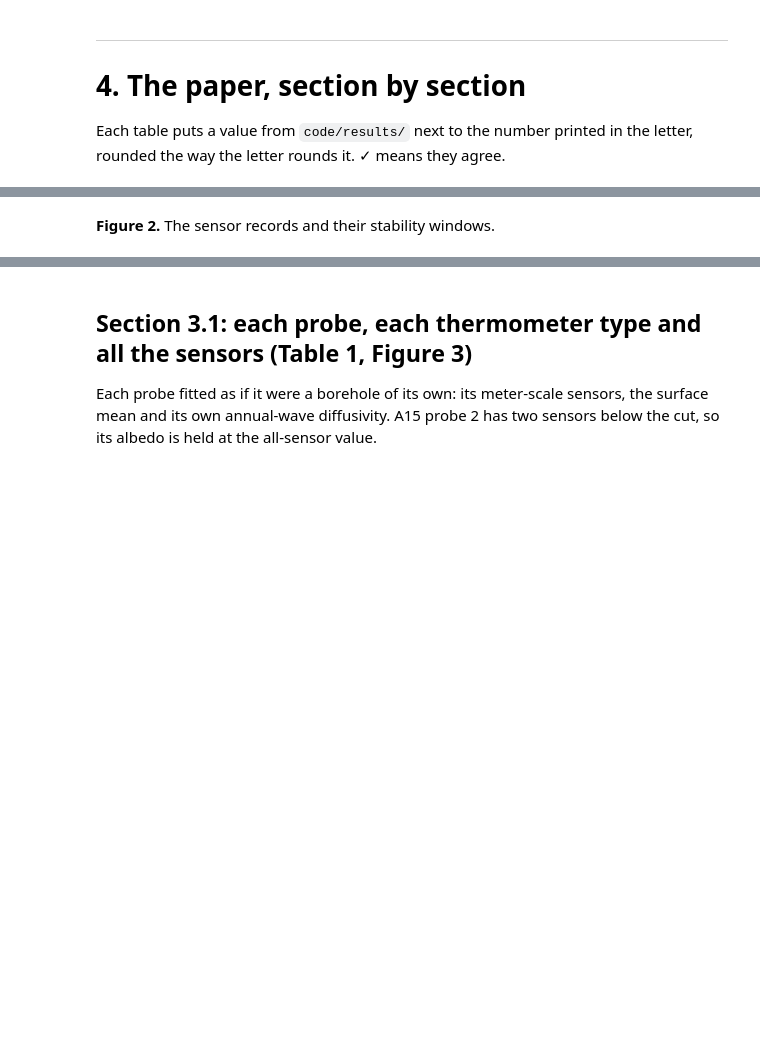
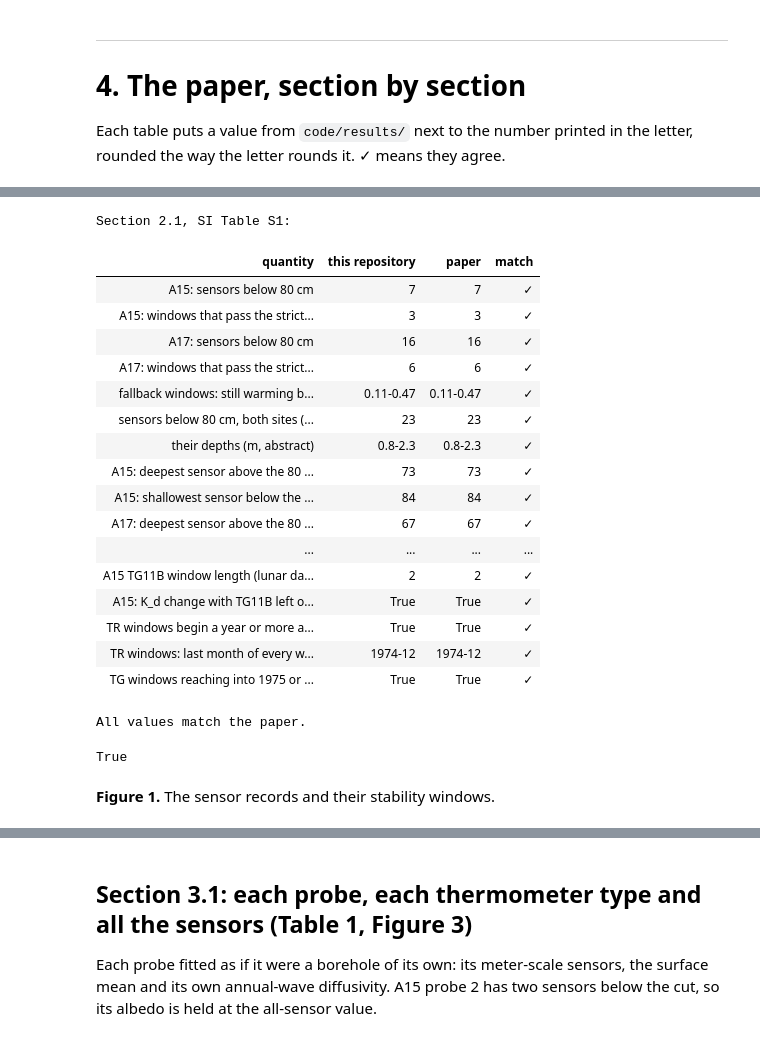
Before and after one commit to rp3gregorio/Lunar-HFE, a Jupyter notebook: code/notebooks/run_everything.ipynb, the cells around one changed output, grey strips where cells are left out. Drawn from its saved outputs; the diff is of its cells as text; code cells hidden in the pictures; blank space fills up the shorter version.

```diff
--- a/code/notebooks/run_everything.ipynb
+++ b/code/notebooks/run_everything.ipynb
@@ -217,15 +267,14 @@ the Diviner step (it needs the Diviner tiles). In
 nb.figures("figures/make_joint_figures.py", minutes=4,
            makes=("fig_joint_intro_column", "fig_joint_apollo_timeline_probes", "fig_joint_subsets",
                   "fig_joint_constraints", "fig_joint_annual_wave", "fig_joint_mcmc", "fig_joint_variants",
-                  "fig_joint_amplitude_vs_depth", "fig_joint_anchor_process", "fig_joint_robustness"))
+                  "fig_joint_amplitude_vs_depth", "fig_joint_anchor_process"))
 nb.figures("figures/make_context_map_figure.py", makes="fig_context_map", minutes=1, needs=("data/lola/ldem_16.img",))
-nb.figures("compute/compute_joint_diviner.py", makes="fig_joint_diviner_closure", minutes=3, needs=DIVINER)
+nb.figures("figures/make_probe_drawing.py", makes="fig_probe_drawing", minutes=1)
 PAPER_FIGURES = {
-    "Figure 1": "fig_joint_intro_column", "Figure 2": "fig_joint_apollo_timeline_probes",
+    "Figure 1": "fig_joint_apollo_timeline_probes", "Figure 2": "fig_joint_intro_column",
     "Figure 3": "fig_joint_subsets", "Figure 4": "fig_joint_constraints",
-    "SI Figure S1": "fig_context_map",
-    "SI Figure S2": "fig_joint_amplitude_vs_depth", "SI Figure S3": "fig_joint_anchor_process",
-    "SI Figure S4": "fig_joint_annual_wave", "SI Figure S5": "fig_joint_mcmc", "SI Figure S6": "fig_joint_variants",
-    "SI Figure S7": "fig_joint_robustness", "SI Figure S8": "fig_joint_diviner_closure"}
+    "SI Figure S1": "fig_context_map", "SI Figure S2": "fig_probe_drawing",
+    "SI Figure S3": "fig_joint_amplitude_vs_depth", "SI Figure S4": "fig_joint_anchor_process",
+    "SI Figure S5": "fig_joint_annual_wave", "SI Figure S6": "fig_joint_mcmc", "SI Figure S7": "fig_joint_variants"}
 for k, f in PAPER_FIGURES.items():
     print(f"  {'✓' if (nb.FIGURES / f'{f}.pdf').exists() else '✗ not made'}  {k:13s} figures/{f}.pdf")
@@ -261,22 +360,71 @@ for s in S2:
 # %%
 chk = nb.Checks("Section 2.1, SI Table S1:")
 fallback = []
 for s, n, strict in (("A15", "7", "3"), ("A17", "16", "6")):
     used = [r for r in win[s] if r["used"]]
     chk.add_text(f"{s}: sensors below 80 cm", str(len(used)), n)
     chk.add_text(f"{s}: windows that pass the strict test", str(sum(not r["method"].startswith("fallback") for r in used)), strict)
     fallback += [r["trailing_slope_K_per_yr"] for r in used if r["method"].startswith("fallback")]
 chk.add_text("fallback windows: still warming by (K/yr)", nb.span(fallback, ".2f"), "0.11-0.47")
-used_all = [r for s in S2 for r in win[s] if r["used"]]
-chk.add_text("equilibrium temperatures of the meter-scale sensors (K, Sec. 4.1)",
-             f"{nb.rounded(min(r['T_eq_K'] for r in used_all), '.0f')}-{nb.rounded(max(r['T_eq_K'] for r in used_all), '.0f')}", "251-257")
+_used = [r for s in S2 for r in win[s] if r["used"]]
+chk.add_text("sensors below 80 cm, both sites (abstract)", str(len(_used)), "23")
+chk.add_text("their depths (m, abstract)", f'{nb.rounded(min(r["depth_cm"] for r in _used) / 100, ".1f")}-{nb.rounded(max(r["depth_cm"] for r in _used) / 100, ".1f")}', "0.8-2.3")
 sw = nb.load("review_diagnostics.json")["diurnal_swing"]
-chk.add("modeled daily swing at the shallowest meter-scale sensor, at most (K)",
+for s, ex, us in (("A15", "73", "84"), ("A17", "67", "130")):
+    chk.add(f"{s}: deepest sensor above the 80 cm cut (cm)", max(r["depth_cm"] for r in win[s] if not r["used"]), ex, ".0f")
+    chk.add(f"{s}: shallowest sensor below the cut (cm)", min(r["depth_cm"] for r in win[s] if r["used"]), us, ".0f")
+from lunar.config import GRID as _GRID
+chk.add("model base depth (m)", _GRID["z_max"], "5", ".0f")
+chk.add("modeled daily swing at the shallowest sensor below 80 cm, at most (K)",
         max(sw[s]["kd_joint"]["p2p_shallowest_sensor_K"] for s in S2), "0.01", ".2f")
-chk.add("depth below which the daily swing is under 0.1 K at both sites (cm, Fig. 1)",
-        100 * max(sw[s]["kd_joint"]["depth_p2p_below_0p1K_m"] for s in S2), "67", ".0f")
+chk.add_text("measured daily swing below 80 cm, sqrt(2) x window sd, both sites (K; Sec. 2.1, SI Fig. S3)",
+             nb.span([np.sqrt(2) * r["T_std_K"] for s in S2 for r in win[s] if r["used"]], ".2f"), "0.03-0.12")
+# A15 TG11B: its window falls in 1975 (its 1971-74 values, faulty in the original archive,
+# are corrected in the St. Clair et al. 2020 record); leaving it out
+tg = next(r for r in win["A15"] if r["sensor"] == "TG11B")
+_tga = next(r for r in win["A15"] if r["sensor"] == "TG11A")
+chk.add("A15 TG11A depth (cm)", _tga["depth_cm"], "35", ".0f")
+chk.add("A15 TG11B below TG11A (m)", (tg["depth_cm"] - _tga["depth_cm"]) / 100, "0.5", ".1f")
+chk.add_text("A15 TG11B window (only its 1975 data)", f'{tg["window_start"][:10]} to {tg["window_end"][:10]}',
+             "1975-05-01 to 1975-06-30")
+chk.add("A15 TG11B window length (lunar days of 29.53 d)",
+        (np.datetime64(tg["window_end"][:10]) - np.datetime64(tg["window_start"][:10])).astype(int) / 29.53, "2", ".0f")
+_z90 = R["joint_fit_sensitivities"]["sites"]["A15"]["reanalysis"]["zb_90"]["kd_star_mW"]
+chk.add_text("A15: K_d change with TG11B left out (90 cm cut) under 0.01",
+             str(abs(_z90 - best["A15"]["kd_star_mW"]) < 0.01), "True")
+# ring-bridge windows begin a year or more after deployment (the heater experiments came early)
+_dep = {s: min(np.datetime64(q["record_start"]) for q in win[s]) for s in S2}     # deployment: first sample
+_tr_lag = min((np.datetime64(r["window_start"]) - _dep[s]).astype(int) / 365.25
+              for s in S2 for r in win[s] if r["used"] and r["sensor"].startswith("TR"))
+chk.add_text("TR windows begin a year or more after deployment", str(_tr_lag >= 1.0), "True")
+# the two thermometer types: ring-bridge windows all end in December 1974
+chk.add_text("TR windows: last month of every window", ", ".join(sorted({r["window_end"][:7] for s in S2 for r in win[s]
+             if r["used"] and r["sensor"].startswith("TR")})), "1974-12")
+chk.add_text("TG windows reaching into 1975 or 1977", str(any(r["window_end"][:4] in ("1975", "1977") for s in S2 for r in win[s]
+             if r["used"] and r["sensor"].startswith("TG"))), "True")
 chk.show()
+# %% [output]
+Section 2.1, SI Table S1:
+| quantity | this repository | paper | match |
+| A15: sensors below 80 cm | 7 | 7 | ✓ |
+| A15: windows that pass the strict... | 3 | 3 | ✓ |
+| A17: sensors below 80 cm | 16 | 16 | ✓ |
+| A17: windows that pass the strict... | 6 | 6 | ✓ |
+| fallback windows: still warming b... | 0.11-0.47 | 0.11-0.47 | ✓ |
+| sensors below 80 cm, both sites (... | 23 | 23 | ✓ |
+| their depths (m, abstract) | 0.8-2.3 | 0.8-2.3 | ✓ |
+| A15: deepest sensor above the 80 ... | 73 | 73 | ✓ |
+| A15: shallowest sensor below the ... | 84 | 84 | ✓ |
+| A17: deepest sensor above the 80 ... | 67 | 67 | ✓ |
+| ... | ... | ... | ... |
+| A15 TG11B window length (lunar da... | 2 | 2 | ✓ |
+| A15: K_d change with TG11B left o... | True | True | ✓ |
+| TR windows begin a year or more a... | True | True | ✓ |
+| TR windows: last month of every w... | 1974-12 | 1974-12 | ✓ |
+| TG windows reaching into 1975 or ... | True | True | ✓ |
+All values match the paper.
+True
 # %% [markdown]
-**Figure 2.** The sensor records and their stability windows.
+**Figure 1.** The sensor records and their stability windows.
 # %%
 nb.show("fig_joint_apollo_timeline_probes", width=700)
```
Also changed, not shown: parts of 80 cells of this notebook, 31 other files.
